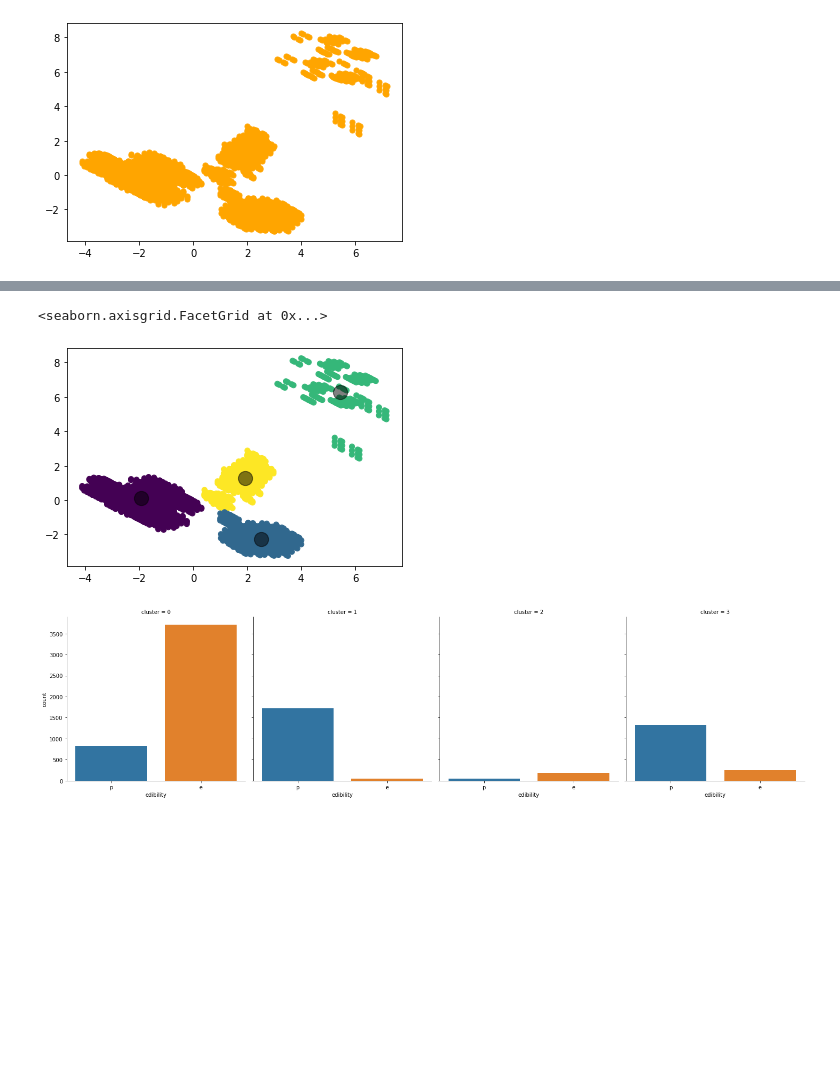
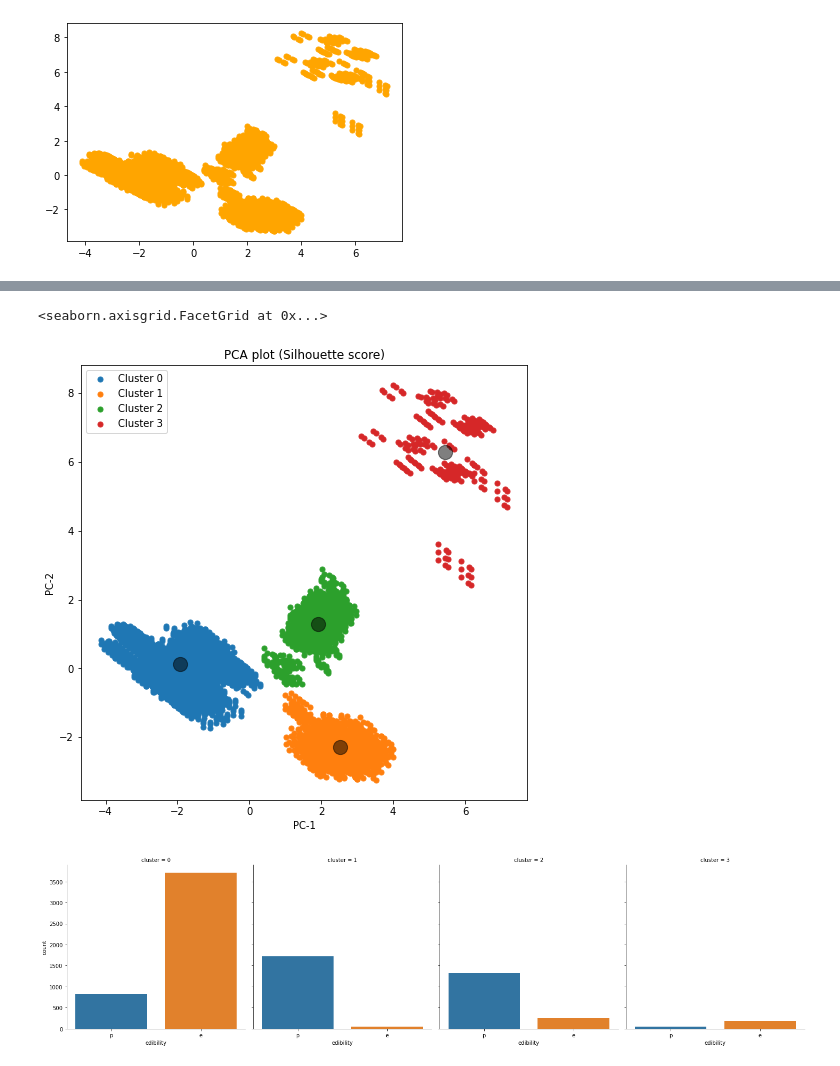
Before and after one commit to torbjbak/MachineLearning, a Jupyter notebook: Oving7/Exercise7.ipynb, the cells around one changed output, grey strips where cells are left out. Drawn from its saved outputs; the diff is of its cells as text; code cells hidden in the pictures; blank space fills up the shorter version.

```diff
--- a/Oving7/Exercise7.ipynb
+++ b/Oving7/Exercise7.ipynb
@@ -13,12 +13,3 @@ X_fac = pd.DataFrame(X)
 for column in X.columns:
     X_fac[column] = pd.Categorical(X[column].factorize()[0])
 X_fac = pd.DataFrame(preprocessing.scale(X_fac), columns=X_fac.columns)
-
-km = KMeans(n_clusters=9)
-km.fit(X_fac)
-y_km = km.predict(X_fac)
-
-centers = km.cluster_centers_
-
-labels = km.labels_
-metrics.rand_score(y, labels)
@@ -69,7 +58,7 @@ import seaborn as sns
 
 k_rand = max(range(len(y_rand)), key=y_rand.__getitem__) + 2
 
-kmeans = KMeans(n_clusters=k)
+kmeans = KMeans(n_clusters=k_rand)
 kmeans.fit(X_fac)
 y_kmeans = kmeans.predict(X_fac)
 centers = kmeans.cluster_centers_
@@ -151,13 +140,26 @@ kmeans = KMeans(n_clusters=k_pca_rand)
 kmeans.fit(X_pca)
 y_kmeans = kmeans.predict(X_pca)
 
-plt.scatter(X_pca[:, 0], X_pca[:, 1], c=y_kmeans, s=25, cmap='viridis')
+fig = plt.figure(figsize=(8, 8))
+ax = fig.add_subplot(111)
+ax.set_title("PCA plot (Adjusted rand score)")
+ax.set_xlabel("PC-1")
+ax.set_ylabel("PC-2")
+
+pc_x = X_pca[:, 0]
+pc_y = X_pca[:, 1]
+
+for i in range(k_pca_rand):
+    selection = np.where(y_kmeans == i)
+    ax.scatter(pc_x[selection], pc_y[selection], s=25, label='Cluster '+str(i))
 
 centers = kmeans.cluster_centers_
-plt.scatter(centers[:, 0], centers[:, 1], c='black', s=200, alpha=0.5, edgecolor='black')
+ax.scatter(centers[:, 0], centers[:, 1], c='black', s=200, alpha=0.5, edgecolor='black')
+ax.legend()
 
 cluster_df = pd.DataFrame()
 cluster_df['cluster'] = y_kmeans
+print(cluster_df.shape)
 cluster_df['edibility'] = y
 sns.catplot(col='cluster', y=None, x='edibility', data=cluster_df, kind='count')
 # %% [output]
@@ -167,20 +170,32 @@ sns.catplot(col='cluster', y=None, x='edibility', data=cluster_df, kind='count')
 # %%
 k_pca_sil = max(range(len(y_pca_sil)), key=y_pca_sil.__getitem__) + 2
 
 kmeans = KMeans(n_clusters=k_pca_sil)
 kmeans.fit(X_pca)
 y_kmeans = kmeans.predict(X_pca)
 
-plt.scatter(X_pca[:, 0], X_pca[:, 1], c=y_kmeans, s=25, cmap='viridis')
+fig = plt.figure(figsize=(8, 8))
+ax = fig.add_subplot(111)
+ax.set_title("PCA plot (Silhouette score)")
+ax.set_xlabel("PC-1")
+ax.set_ylabel("PC-2")
+
+pc_x = X_pca[:, 0]
+pc_y = X_pca[:, 1]
+
+for i in range(k_pca_sil):
+    selection = np.where(y_kmeans == i)
+    ax.scatter(pc_x[selection], pc_y[selection], s=25, label='Cluster '+str(i))
 
 centers = kmeans.cluster_centers_
-plt.scatter(centers[:, 0], centers[:, 1], c='black', s=200, alpha=0.5, edgecolor='black')
+ax.scatter(centers[:, 0], centers[:, 1], c='black', s=200, alpha=0.5, edgecolor='black')
+ax.legend()
 
 cluster_df = pd.DataFrame()
 cluster_df['cluster'] = y_kmeans
 cluster_df['edibility'] = y
 sns.catplot(col='cluster', y=None, x='edibility', data=cluster_df, kind='count')
 # %% [output]
 <seaborn.axisgrid.FacetGrid at 0x...>
-[figure, old version]
+[figure, new version]
-[figure, old version]
+[figure, new version]
```
Also changed, not shown: parts of 8 cells of this notebook.
